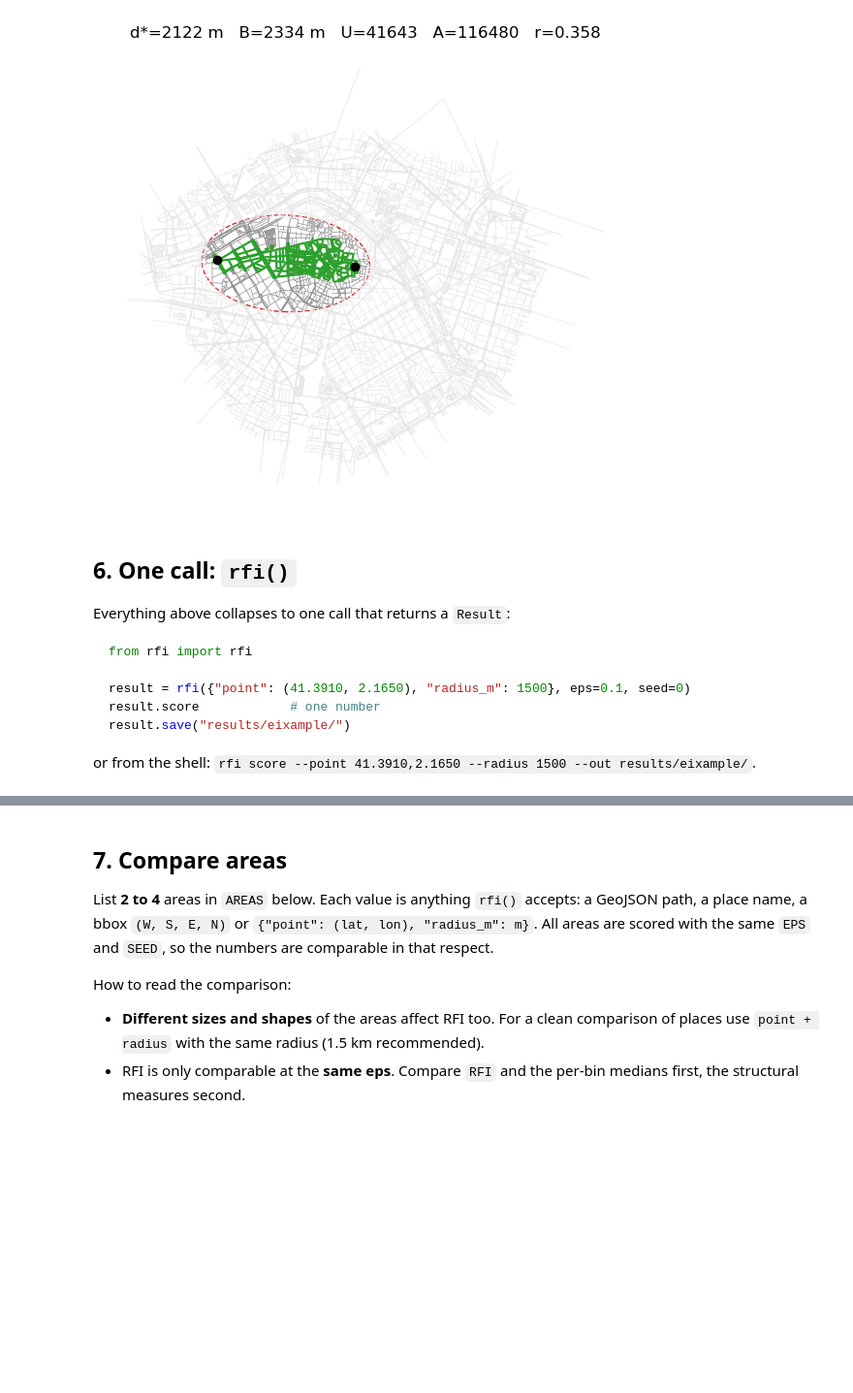
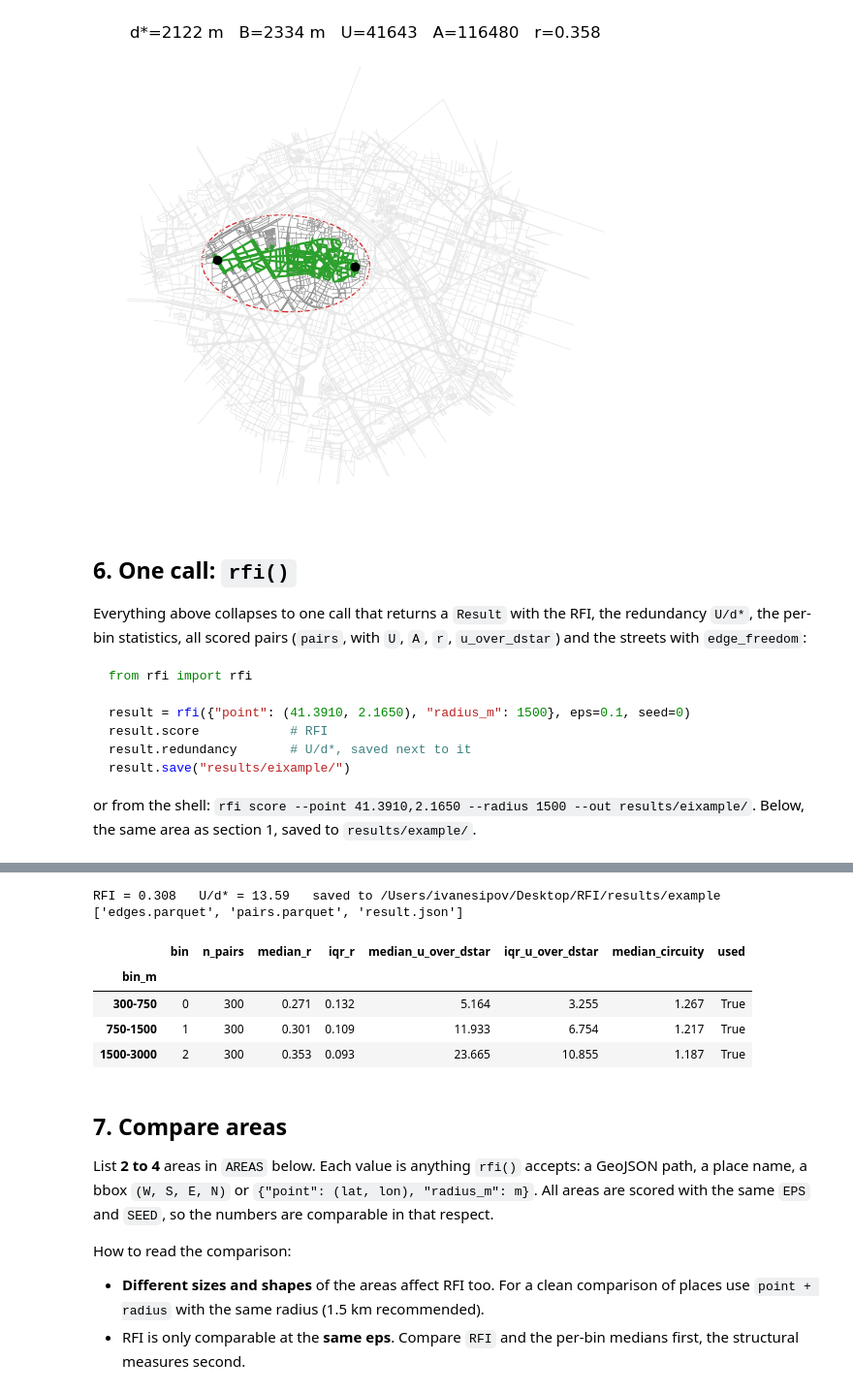
Before and after one commit to Floly/route_freedom_index, a Jupyter notebook: notebooks/example.ipynb, the cells around one changed output, grey strips where cells are left out. Shown at 97% size. Saved outputs shown, nothing was run; the diff lists cells and outputs as text; code cells hidden in the pictures; blank space fills up the shorter version.

````diff
--- a/notebooks/example.ipynb
+++ b/notebooks/example.ipynb
@@ -177,13 +182,28 @@ Text(0.5, 1.0, 'd*=2122 m   B=2334 m   U=41643   A=116480   r=0.358')
 # %% [markdown]
 ## 6. One call: `rfi()`
 
-Everything above collapses to one call that returns a `Result`:
+Everything above collapses to one call that returns a `Result` with the RFI, the redundancy `U/d*`,
+the per-bin statistics, all scored pairs (`pairs`, with `U`, `A`, `r`, `u_over_dstar`) and the streets
+with `edge_freedom`:
 
 ```python
 from rfi import rfi
 
 result = rfi({"point": (41.3910, 2.1650), "radius_m": 1500}, eps=0.1, seed=0)
-result.score            # one number
+result.score            # RFI
+result.redundancy       # U/d*, saved next to it
 result.save("results/eixample/")
 ```
 or from the shell: `rfi score --point 41.3910,2.1650 --radius 1500 --out results/eixample/`.
+Below, the same area as section 1, saved to `results/example/`.
+# %%
+from rfi import rfi
+
+result = rfi(interior.polygon, eps=EPS, seed=SEED)
+out_dir = Path.cwd().parent / "results" / "example"
+result.save(out_dir)
+print(f"RFI = {result.score:.3f}   U/d* = {result.redundancy:.2f}   saved to {out_dir}")
+print(sorted(p.name for p in out_dir.iterdir()))
+pd.DataFrame(result.bins).drop(columns="range_m").assign(
+    bin_m=[f"{lo}-{hi}" for lo, hi in C.DIST_BINS]).set_index("bin_m").round(3)
+# %% [output]
@@ -190,3 +227,10 @@ or from the shell: `rfi score --point 41.3910,2.1650 --radius 1500 --out results
+RFI = 0.308   U/d* = 13.59   saved to /Users/ivanesipov/Desktop/RFI/results/example
+['edges.parquet', 'pairs.parquet', 'result.json']
+|  | bin | n_pairs | median_r | iqr_r | median_u_over_dstar | iqr_u_over_dstar | median_circuity | used |
+| bin_m |  |  |  |  |  |  |  |  |
+| 300-750 | 0 | 300 | 0.271 | 0.132 | 5.164 | 3.255 | 1.267 | True |
+| 750-1500 | 1 | 300 | 0.301 | 0.109 | 11.933 | 6.754 | 1.217 | True |
+| 1500-3000 | 2 | 300 | 0.353 | 0.093 | 23.665 | 10.855 | 1.187 | True |
 # %% [markdown]
 ## 7. Compare areas
 
````
Also changed, not shown: parts of 13 cells of this notebook, 9 other files.
